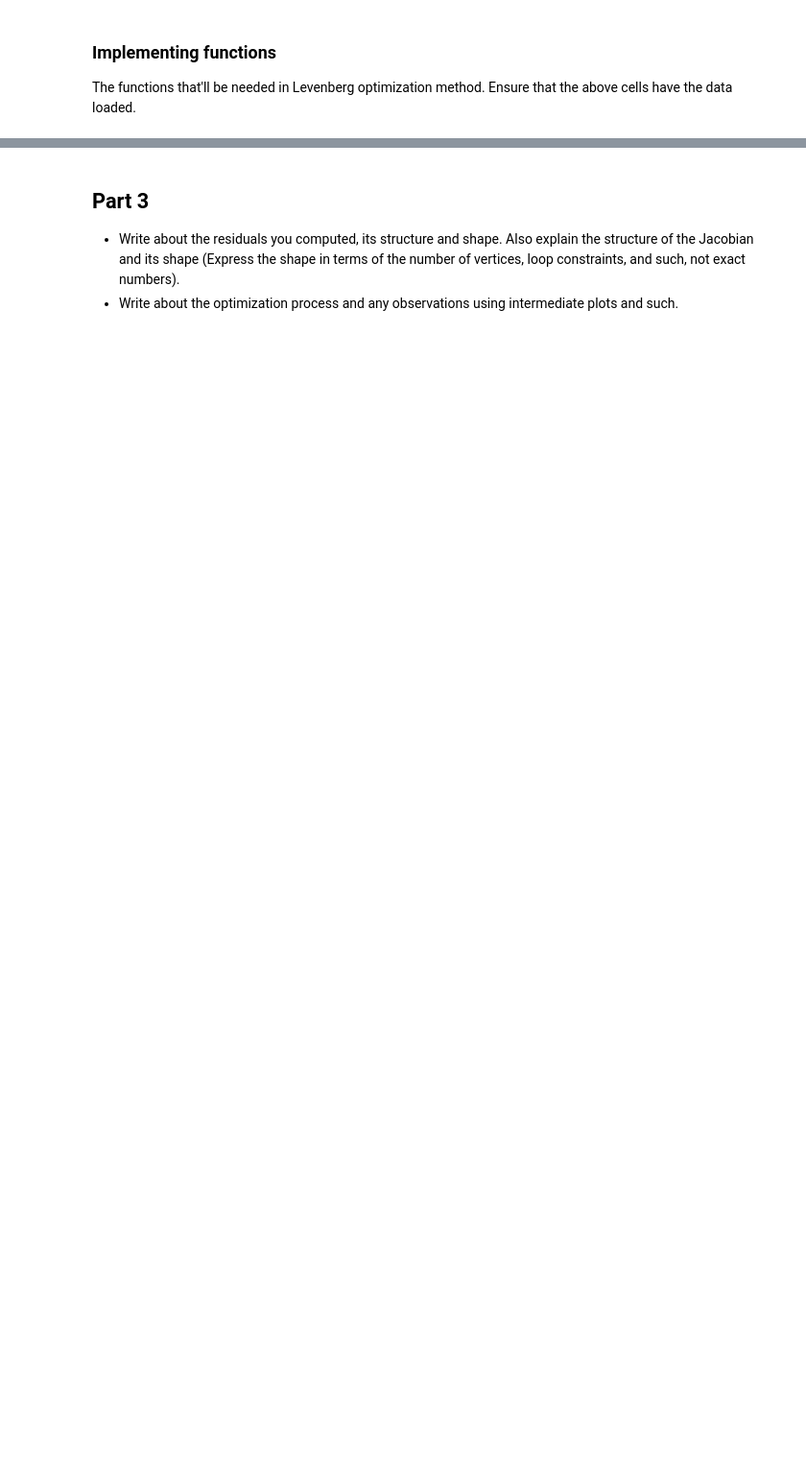
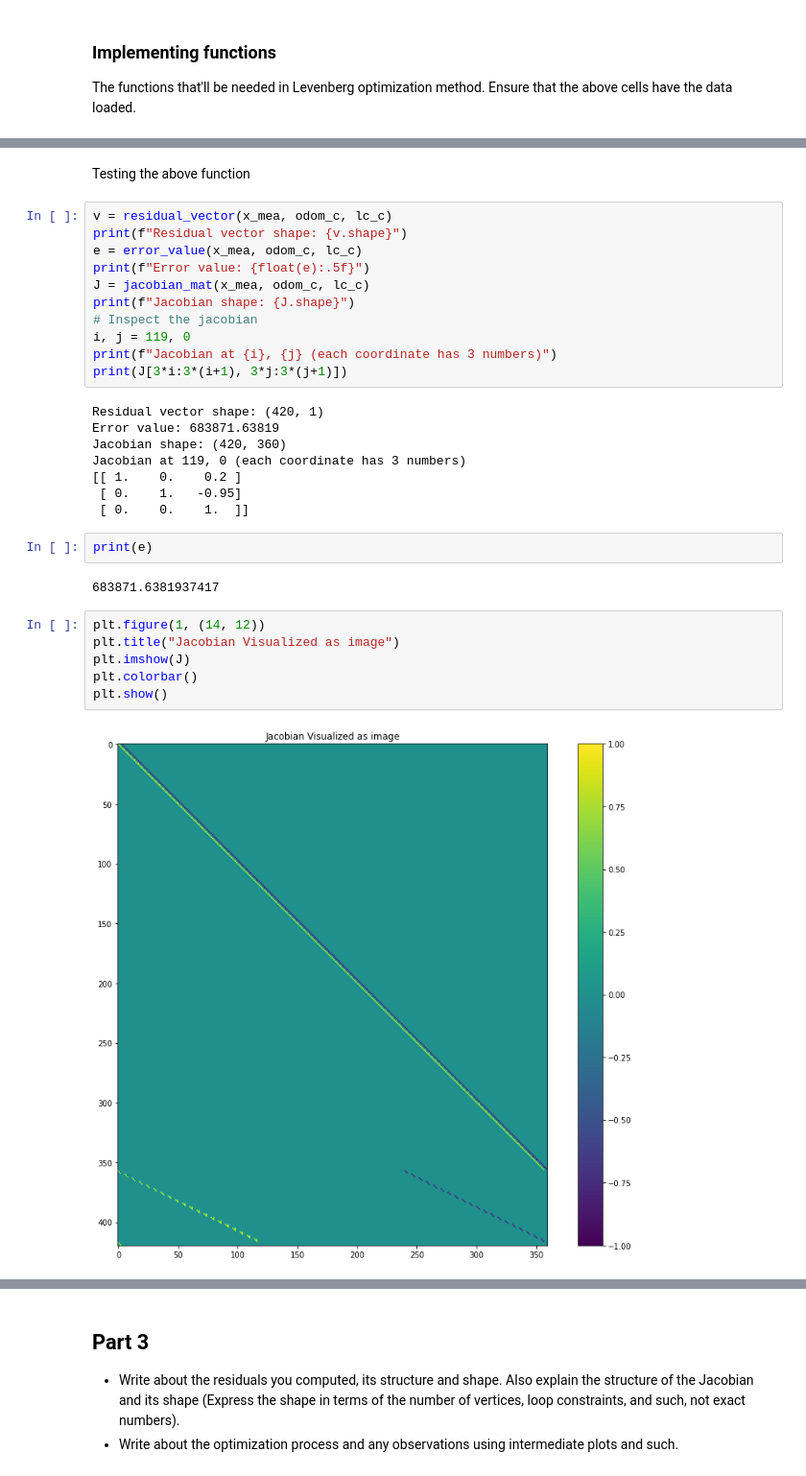
Before and after one commit to TheProjectsGuy/MR21-CS7.503, a Jupyter notebook: Projects/Project1/questions/Question 2 - 2D SLAM.ipynb, the cells around one changed output, grey strips where cells are left out. Shown at 96% size. Drawn from its saved outputs; the diff is of its cells as text; blank space fills up the shorter version.

```diff
--- a/Projects/Project1/questions/Question 2 - 2D SLAM.ipynb
+++ b/Projects/Project1/questions/Question 2 - 2D SLAM.ipynb
@@ -487,0 +621,33 @@ array([-5., -8.,  0.])
+# %% [markdown]
+Testing the above function
+# %%
+v = residual_vector(x_mea, odom_c, lc_c)
+print(f"Residual vector shape: {v.shape}")
+e = error_value(x_mea, odom_c, lc_c)
+print(f"Error value: {float(e):.5f}")
+J = jacobian_mat(x_mea, odom_c, lc_c)
+print(f"Jacobian shape: {J.shape}")
+# Inspect the jacobian
+i, j = 119, 0
+print(f"Jacobian at {i}, {j} (each coordinate has 3 numbers)")
+print(J[3*i:3*(i+1), 3*j:3*(j+1)])
+# %% [output]
+Residual vector shape: (420, 1)
+Error value: 683871.63819
+Jacobian shape: (420, 360)
+Jacobian at 119, 0 (each coordinate has 3 numbers)
+[[ 1.    0.    0.2 ]
+ [ 0.    1.   -0.95]
+ [ 0.    0.    1.  ]]
+# %%
+print(e)
+# %% [output]
+683871.6381937417
+# %%
+plt.figure(1, (14, 12))
+plt.title("Jacobian Visualized as image")
+plt.imshow(J)
+plt.colorbar()
+plt.show()
+# %% [output]
+[figure, added]
```
Also changed, not shown: parts of 38 cells of this notebook, 6 other files.
